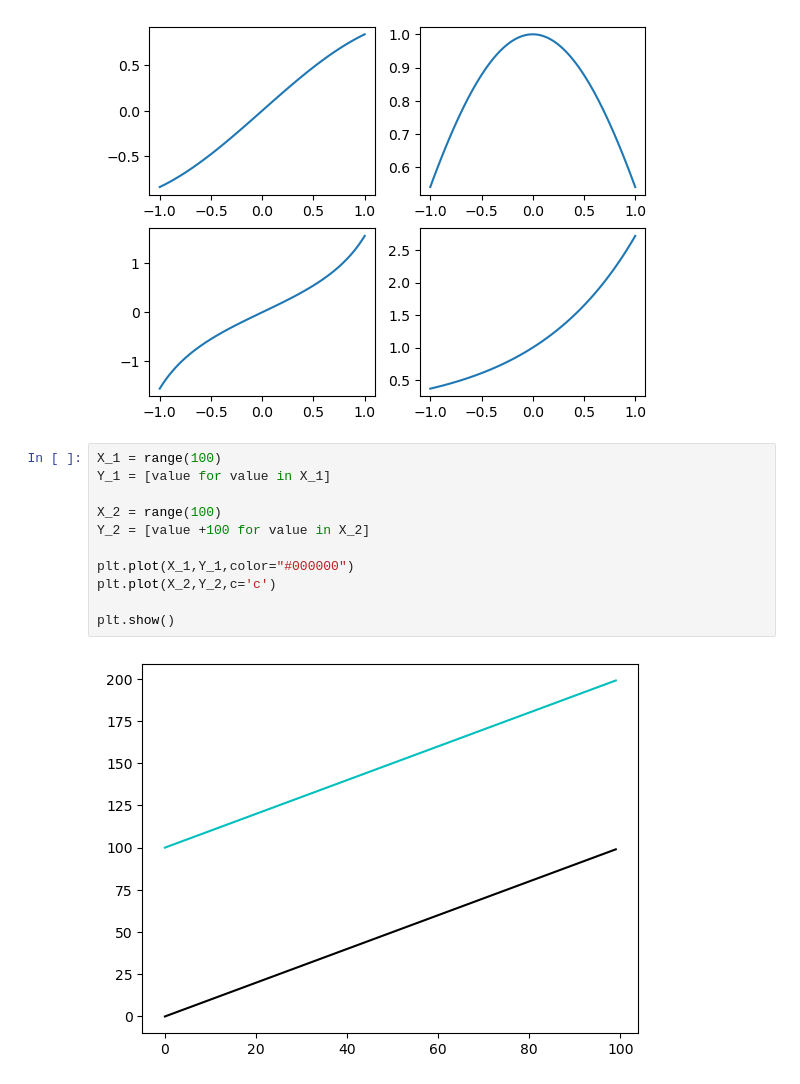
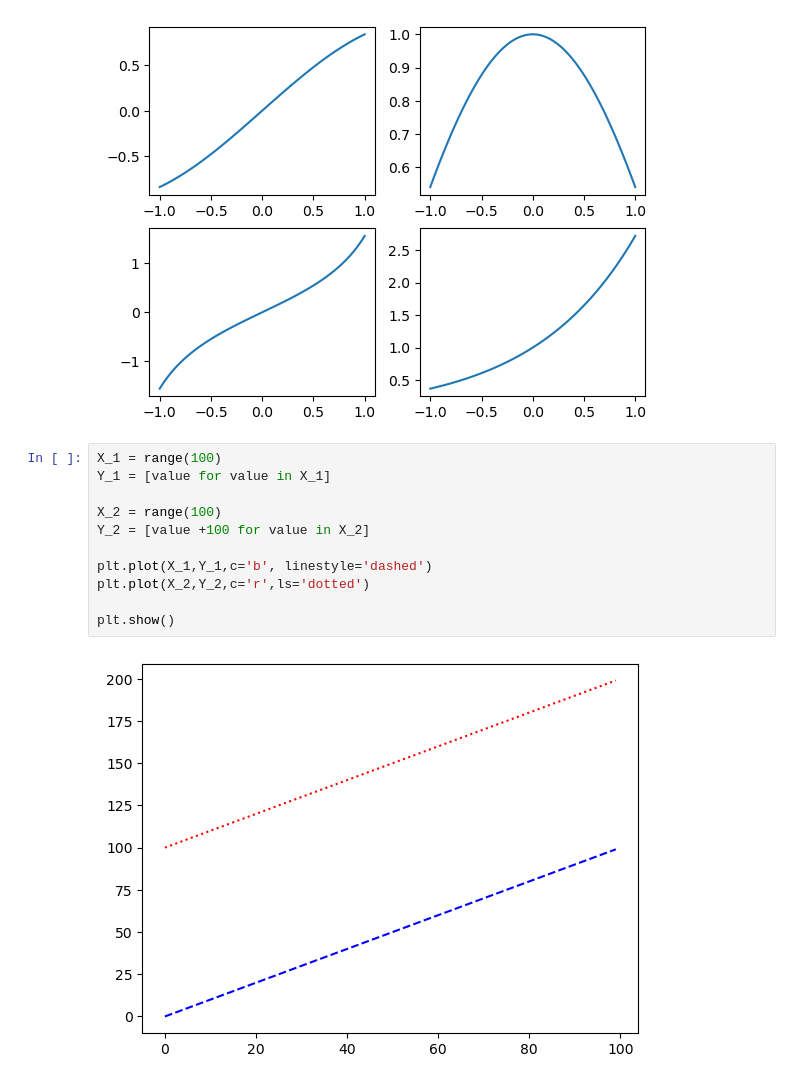
Before and after one commit to DLKDOG/python_Test, a Jupyter notebook: Ch5.ipynb, the cells around one changed output. Saved outputs shown, nothing was run; the diff lists cells and outputs as text.

```diff
--- a/Ch5.ipynb
+++ b/Ch5.ipynb
@@ -92,13 +95,13 @@ ax[1,1].plot(x,y_4)
 # %%
 X_1 = range(100)
 Y_1 = [value for value in X_1]
 
 X_2 = range(100)
 Y_2 = [value +100 for value in X_2]
 
-plt.plot(X_1,Y_1,color="#000000")
-plt.plot(X_2,Y_2,c='c')
+plt.plot(X_1,Y_1,c='b', linestyle='dashed')
+plt.plot(X_2,Y_2,c='r',ls='dotted')
 
 plt.show()
 # %% [output]
-[figure, old version]
+[figure, new version]
```
Also changed, not shown: parts of 5 cells of this notebook.
